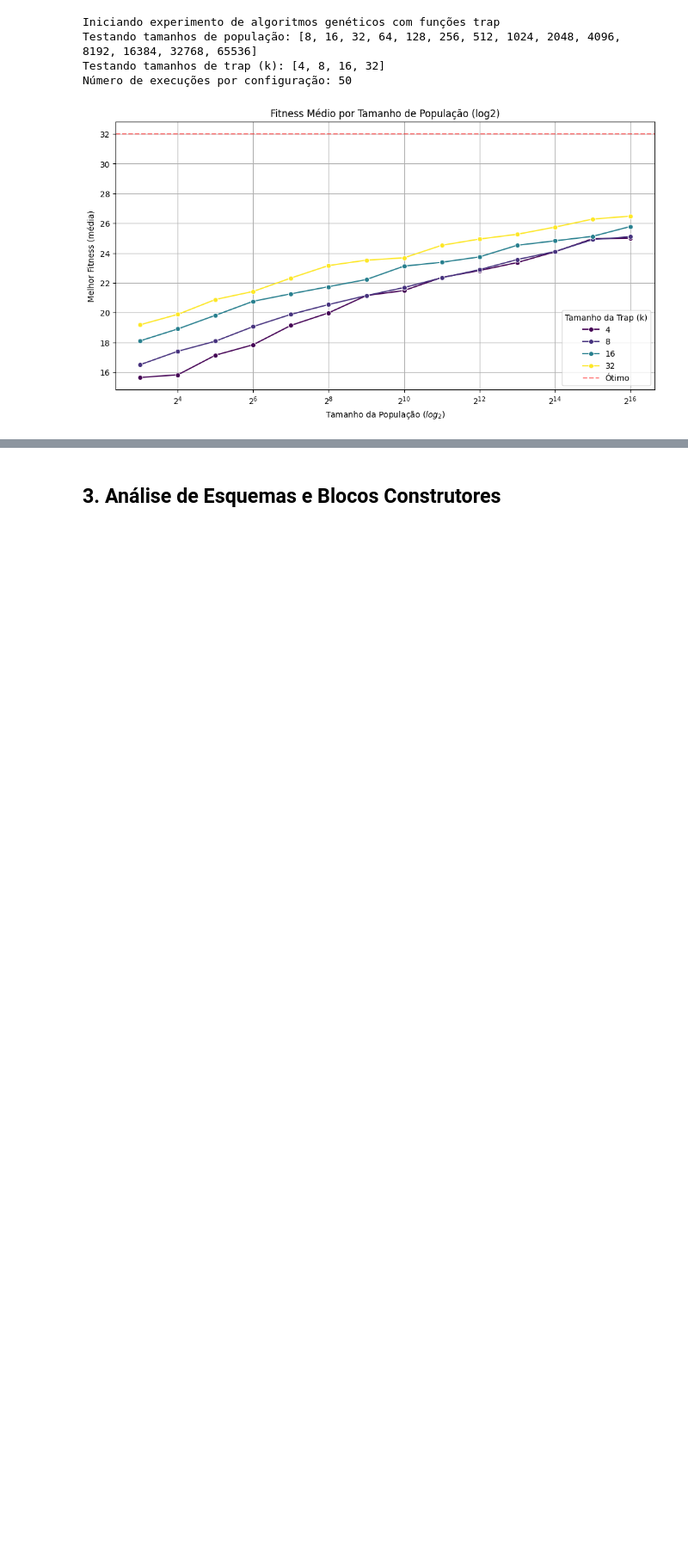
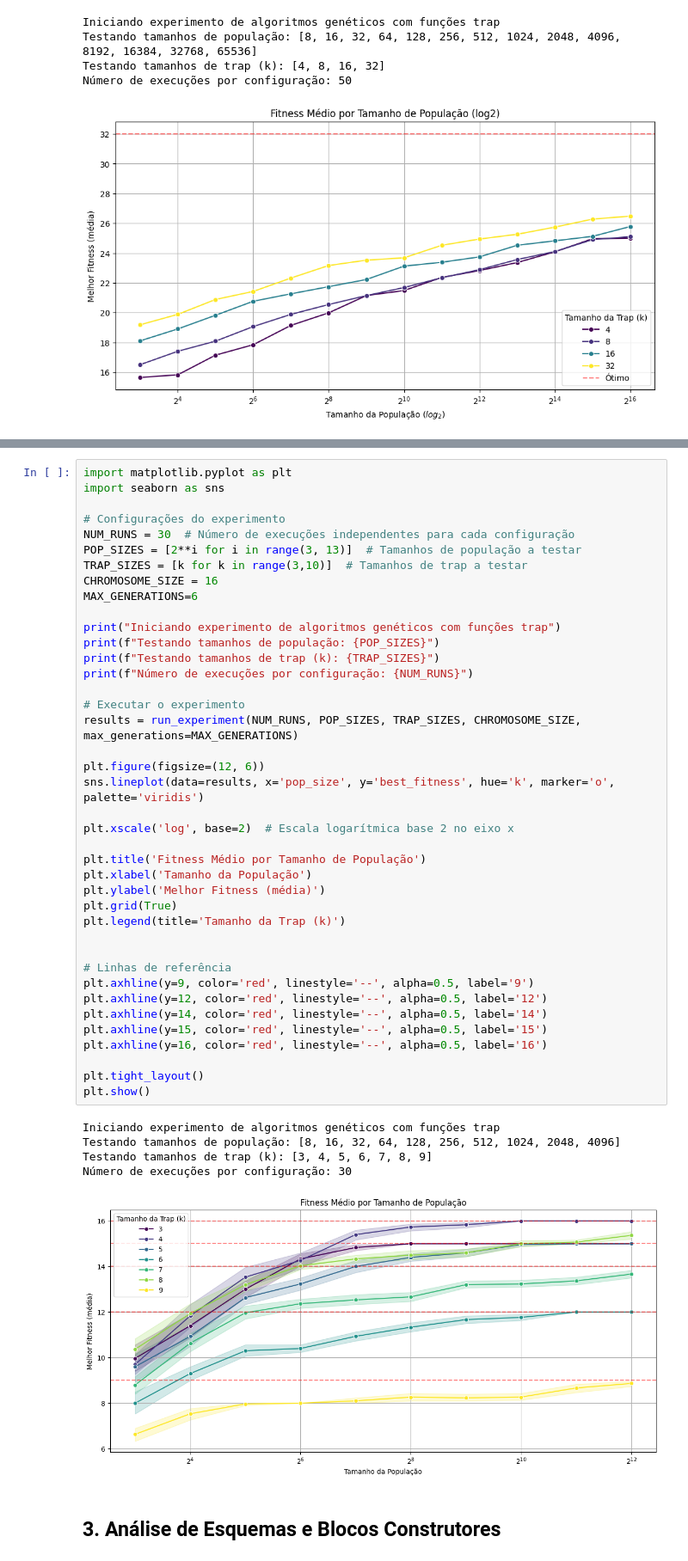
Before and after one commit to JunioCesarFerreira/studies-of-evolutionary-algorithms, a Jupyter notebook: nb/6-find-max-with-traps.ipynb, the cells around one changed output, grey strips where cells are left out. Shown at 86% size. Drawn from its saved outputs; the diff is of its cells as text; blank space fills up the shorter version.

```diff
--- a/nb/6-find-max-with-traps.ipynb
+++ b/nb/6-find-max-with-traps.ipynb
@@ -533,2 +571,48 @@ Número de execuções por configuração: 50
+# %%
+import matplotlib.pyplot as plt
+import seaborn as sns
+
+# Configurações do experimento
+NUM_RUNS = 30  # Número de execuções independentes para cada configuração
+POP_SIZES = [2**i for i in range(3, 13)]  # Tamanhos de população a testar
+TRAP_SIZES = [k for k in range(3,10)]  # Tamanhos de trap a testar
+CHROMOSOME_SIZE = 16
+MAX_GENERATIONS=6
+
+print("Iniciando experimento de algoritmos genéticos com funções trap")
+print(f"Testando tamanhos de população: {POP_SIZES}")
+print(f"Testando tamanhos de trap (k): {TRAP_SIZES}")
+print(f"Número de execuções por configuração: {NUM_RUNS}")
+
+# Executar o experimento
+results = run_experiment(NUM_RUNS, POP_SIZES, TRAP_SIZES, CHROMOSOME_SIZE, max_generations=MAX_GENERATIONS)
+
+plt.figure(figsize=(12, 6))
+sns.lineplot(data=results, x='pop_size', y='best_fitness', hue='k', marker='o', palette='viridis')
+
+plt.xscale('log', base=2)  # Escala logarítmica base 2 no eixo x
+
+plt.title('Fitness Médio por Tamanho de População')
+plt.xlabel('Tamanho da População')
+plt.ylabel('Melhor Fitness (média)')
+plt.grid(True)
+plt.legend(title='Tamanho da Trap (k)')
+
+
+# Linhas de referência
+plt.axhline(y=9, color='red', linestyle='--', alpha=0.5, label='9')
+plt.axhline(y=12, color='red', linestyle='--', alpha=0.5, label='12')
+plt.axhline(y=14, color='red', linestyle='--', alpha=0.5, label='14')
+plt.axhline(y=15, color='red', linestyle='--', alpha=0.5, label='15')
+plt.axhline(y=16, color='red', linestyle='--', alpha=0.5, label='16')
+
+plt.tight_layout()
+plt.show()
+# %% [output]
+Iniciando experimento de algoritmos genéticos com funções trap
+Testando tamanhos de população: [8, 16, 32, 64, 128, 256, 512, 1024, 2048, 4096]
+Testando tamanhos de trap (k): [3, 4, 5, 6, 7, 8, 9]
+Número de execuções por configuração: 30
+[figure, added]
 # %% [markdown]
 ## 3. Análise de Esquemas e Blocos Construtores
```
Also changed, not shown: parts of 19 cells of this notebook.
